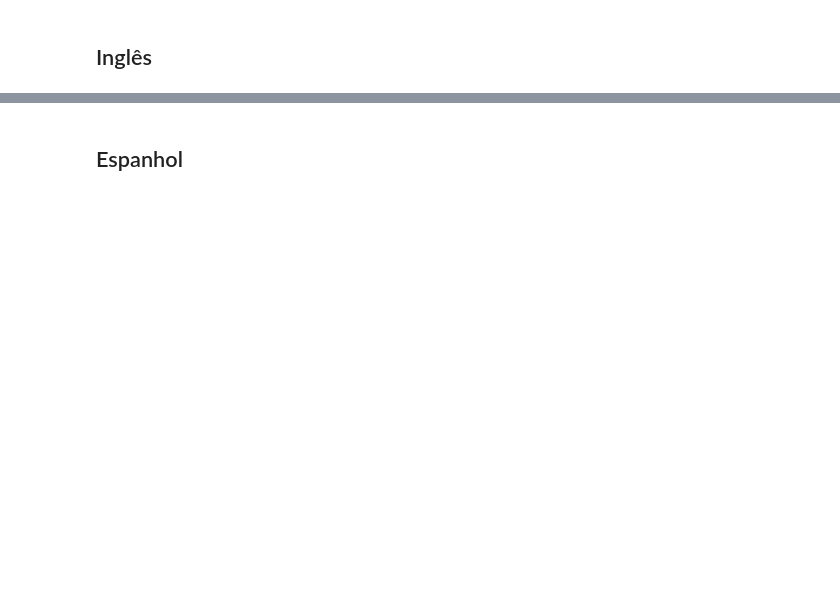
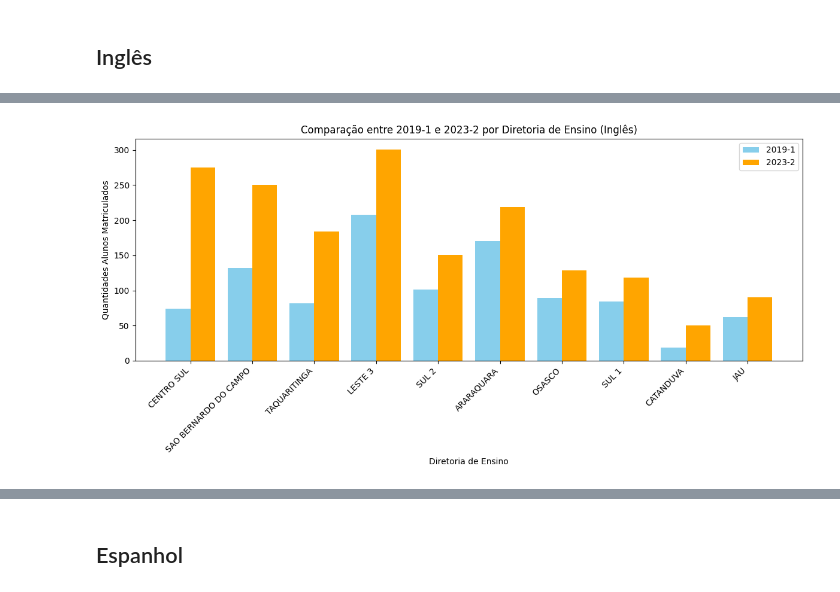
Before and after one commit to caiocorsini/APL-II---Estrutura-de-dados, a Jupyter notebook: datasets/analise_resultados_cel.ipynb, the cells around one changed output, grey strips where cells are left out. Saved outputs shown, nothing was run; the diff lists cells and outputs as text; code cells hidden in the pictures; blank space fills up the shorter version.

Commit message:
analise para ODS terminada

```diff
--- a/datasets/analise_resultados_cel.ipynb
+++ b/datasets/analise_resultados_cel.ipynb
@@ -89,0 +31,7 @@ bottom_10_regions
+# %%
+# Redefinir o índice para melhor manipulação
+df_pivot.reset_index(inplace=True)
+
+# Remover a palavra SEMESTRE das colunas
+df_pivot.columns.name = None
+df_pivot.head()
@@ -89,0 +45,8 @@ bottom_10_regions
+# %%
+# df com apenas o primeiro semestre e o ultimo do dataset
+df_comparacao = df_pivot[['DIRETORIA_ENSINO', '2019-1', '2023-2']]
+
+# inserir coluna com a diferença da qtd de alunos
+df_comparacao['DIFERENCA'] = df_comparacao['2023-2'] - df_comparacao['2019-1']
+df_comparacao['DIFERENCA_PCT'] = (df_comparacao['2023-2'] - df_comparacao['2019-1']) / df_comparacao['2019-1']
+df_comparacao.head()
@@ -89,0 +66,4 @@ bottom_10_regions
+# %%
+# pegar as 10 diretorias com o maior aumento
+df_comparacao_top_10 = df_comparacao.sort_values(by='DIFERENCA', ascending=False).head(10).reset_index(drop=True)
+df_comparacao_top_10
@@ -89,0 +82,29 @@ bottom_10_regions
+# %%
+# Definindo o tamanho da figura e os eixos
+fig, ax = plt.subplots(figsize=(12, 6))
+
+# Definindo a posição das barras no eixo x
+x = range(len(df_comparacao_top_10))
+largura_barra = 0.4  # Largura das barras
+
+# Plotando as barras para "2019-1" e "2023-2"
+ax.bar([pos - largura_barra / 2 for pos in x], df_comparacao_top_10['2019-1'],
+        width=largura_barra, label='2019-1', color='skyblue')
+ax.bar([pos + largura_barra / 2 for pos in x], df_comparacao_top_10['2023-2'],
+        width=largura_barra, label='2023-2', color='orange')
+
+# Configurando rótulos e título
+ax.set_xlabel('Diretoria de Ensino')
+ax.set_ylabel('Quantidades Alunos Matriculados')
+ax.set_title('Comparação entre 2019-1 e 2023-2 por Diretoria de Ensino (Inglês)')
+ax.set_xticks(x)
+ax.set_xticklabels(df_comparacao_top_10['DIRETORIA_ENSINO'], rotation=45, ha='right')
+
+# Exibindo a legenda
+ax.legend()
+
+# Mostrando o gráfico
+plt.tight_layout()
+plt.show()
+# %% [output]
+[figure, added]
```
Also changed, not shown: parts of 23 cells of this notebook.
